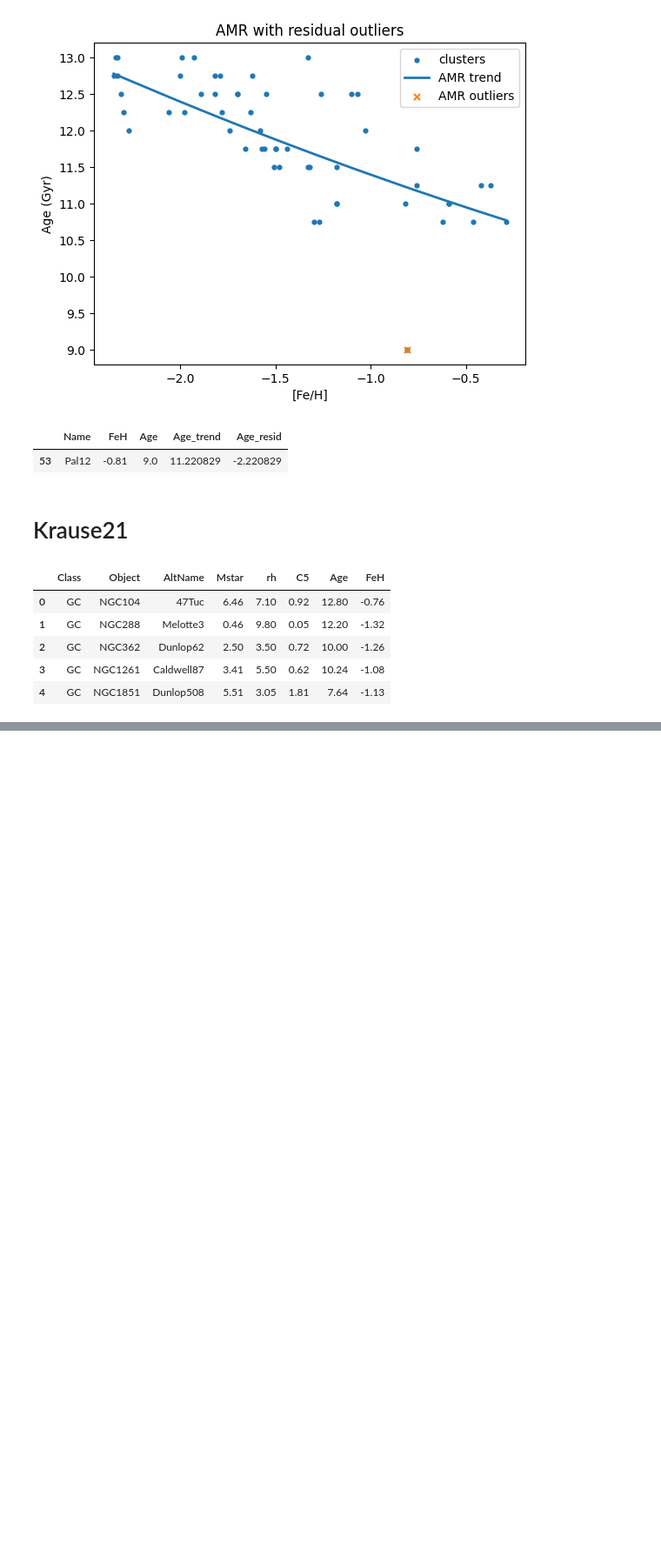
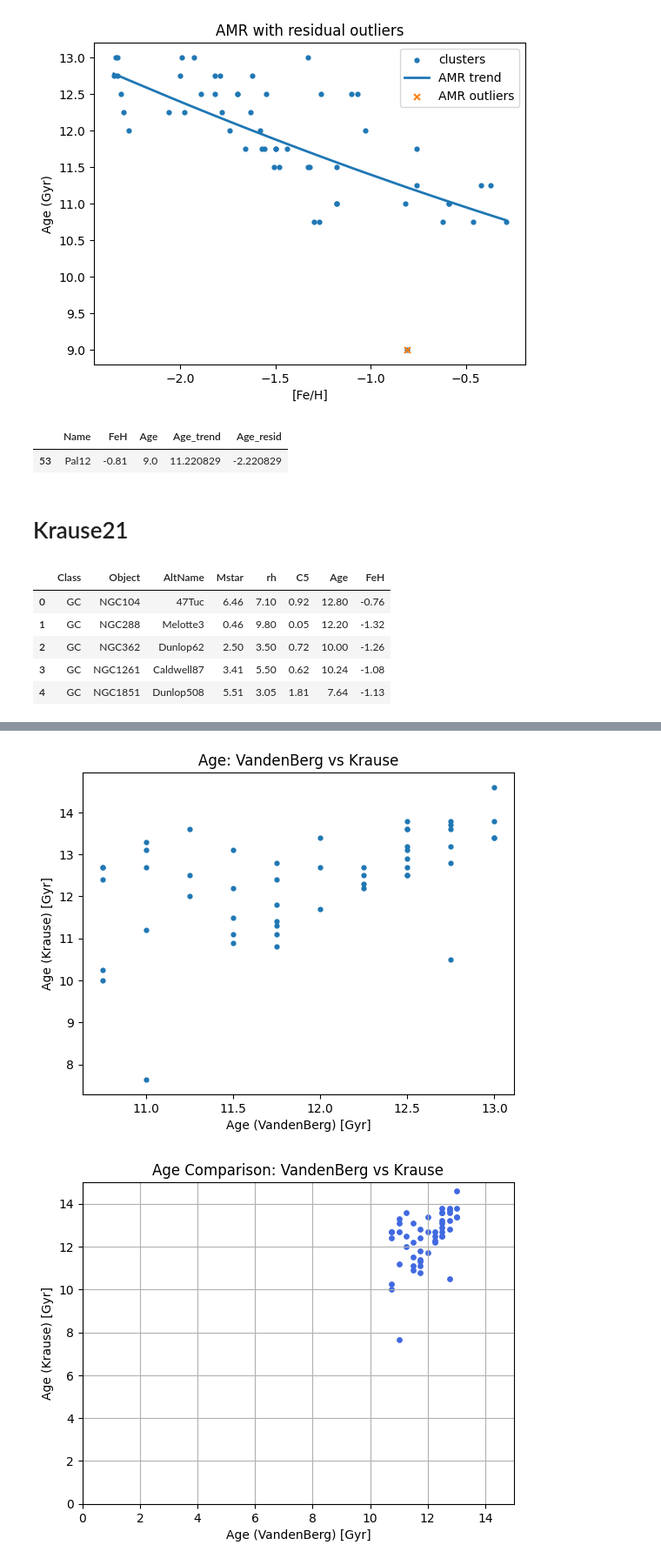
Before and after one commit to sleepdepr1ved/PHYS3116_Team, a Jupyter notebook: project.ipynb, the cells around one changed output, grey strips where cells are left out. Shown: that part at 87% size. Drawn from its saved outputs; the diff is of its cells as text; code cells hidden in the pictures; blank space fills up the shorter version.

```diff
--- a/project.ipynb
+++ b/project.ipynb
@@ -134,0 +265,48 @@ plt.show()
+# %%
+# Age comparison
+plt.scatter(vbk["Age_vdb"], vbk["Age_k"], s=12)
+plt.xlabel("Age (VandenBerg) [Gyr]"); plt.ylabel("Age (Krause) [Gyr]")
+plt.title("Age: VandenBerg vs Krause")
+plt.show()
+
+# age comparison but changed scales
+plt.scatter(vbk["Age_vdb"], vbk["Age_k"], s=15, color="royalblue")
+plt.xlabel("Age (VandenBerg) [Gyr]")
+plt.ylabel("Age (Krause) [Gyr]")
+plt.title("Age Comparison: VandenBerg vs Krause")
+plt.axis([0, 15, 0, 15])  # consistent axes
+plt.grid(True)
+plt.show()
+
+
+# [Fe/H] consistency
+plt.scatter(vbk["FeH_vdb"], vbk["FeH_k"], s=12)
+plt.xlabel("[Fe/H] (VandenBerg)"); plt.ylabel("[Fe/H] (Krause)")
+plt.title("Metallicity: VandenBerg vs Krause")
+plt.show()
+
+# COmbine Aged MEtalicity RELation
+def pick_col(df, *cands):
+    cols = {c.lower(): c for c in df.columns}
+    for name in cands:
+        if name.lower() in cols:
+            return cols[name.lower()]
+    raise KeyError(f"None of {cands} found in columns: {list(df.columns)}")
+
+# pick columns (case-insensitive)
+feh_vb = pick_col(vBerg, "FeH", "[Fe/H]", "feh")
+age_vb = pick_col(vBerg, "Age", "age")
+feh_k  = pick_col(krause, "FeH", "feh")
+age_k  = pick_col(krause, "Age", "age")
+
+plt.figure(figsize=(6,5))
+plt.scatter(vBerg[feh_vb], vBerg[age_vb], s=12, label="VandenBerg", alpha=0.8)
+plt.scatter(krause[feh_k],  krause[age_k],  s=12, label="Krause21",  alpha=0.8)
+plt.xlabel("[Fe/H]")
+plt.ylabel("Age (Gyr)")
+plt.title("Age–Metallicity Relation: VandenBerg vs Krause")
+plt.legend()
+plt.show()
+# %% [output]
+[figure, added]
+[figure, added]
```
Also changed, not shown: parts of 11 cells of this notebook.
